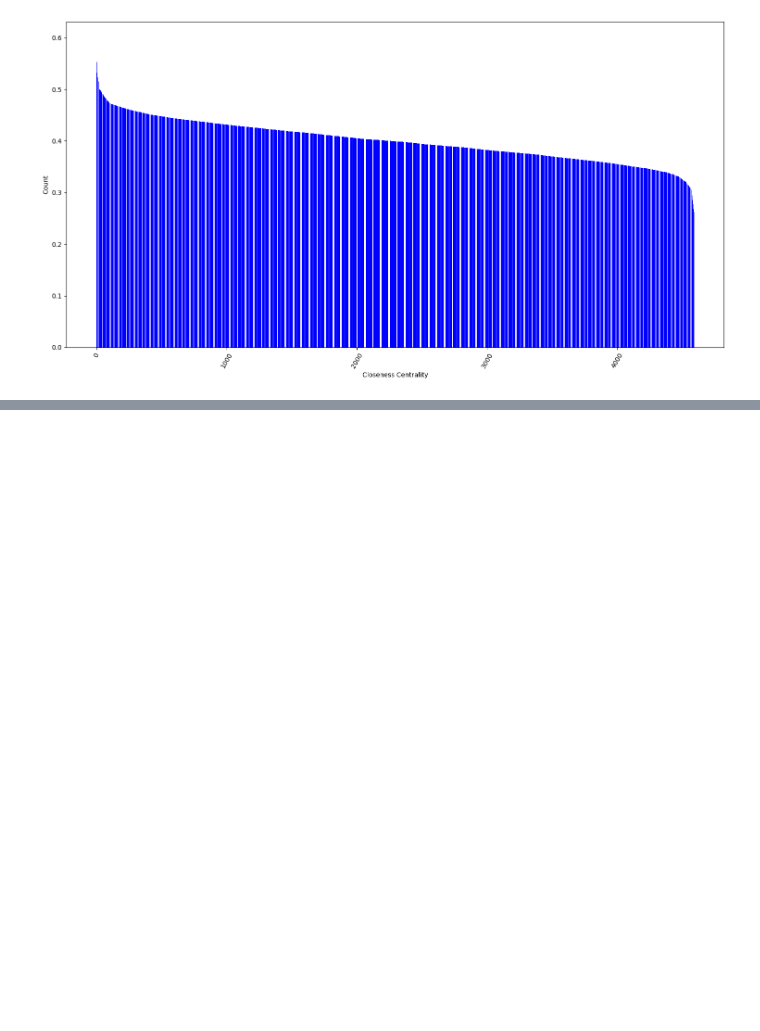
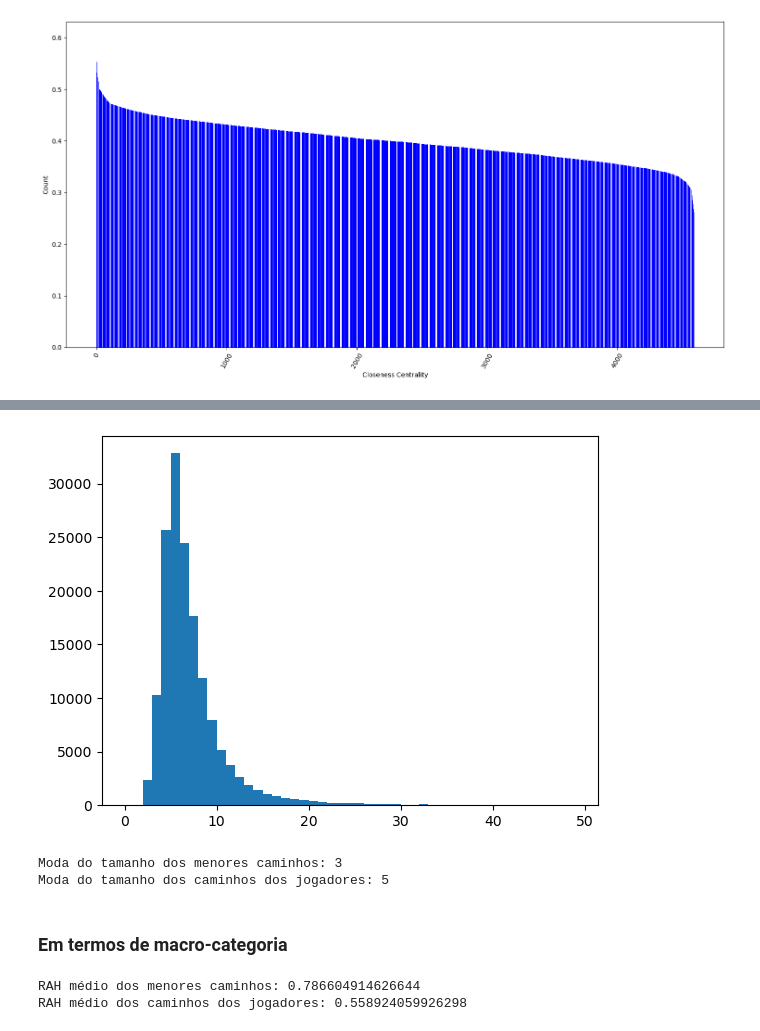
Before and after one commit to igorgonribs/curso-redes-luis, a Jupyter notebook: final_project/Final_work_test_wiki.ipynb, the cells around one changed output, grey strips where cells are left out. Cells and saved outputs as stored; diff of their text form; code cells hidden in the pictures; blank space fills up the shorter version.

```diff
--- a/final_project/Final_work_test_wiki.ipynb
+++ b/final_project/Final_work_test_wiki.ipynb
@@ -342,0 +409,16 @@ print('cliques: ', list_cliques )
+# %%
+## Histogram for the length of the players paths
+plt.hist(np.array(length_players_paths), bins=range(0,50))
+plt.show()
+# %% [output]
+[figure, added]
+# %%
+import statistics as st
+
+print(f'Moda do tamanho dos menores caminhos: {st.mode(length_shortest_paths)}')
+print(f'Moda do tamanho dos caminhos dos jogadores: {st.mode(length_players_paths)}')
+# %% [output]
+Moda do tamanho dos menores caminhos: 3
+Moda do tamanho dos caminhos dos jogadores: 5
+# %% [markdown]
+### Em termos de macro-categoria
@@ -342,0 +452,6 @@ print('cliques: ', list_cliques )
+# %%
+print(f'RAH médio dos menores caminhos: {st.mean(shortest_path_rha_list)}')
+print(f'RAH médio dos caminhos dos jogadores: {st.mean(player_path_rha_list)}')
+# %% [output]
+RAH médio dos menores caminhos: 0.786604914626644
+RAH médio dos caminhos dos jogadores: 0.558924059926298
```
Also changed, not shown: parts of 16 cells of this notebook, 4 other files.
